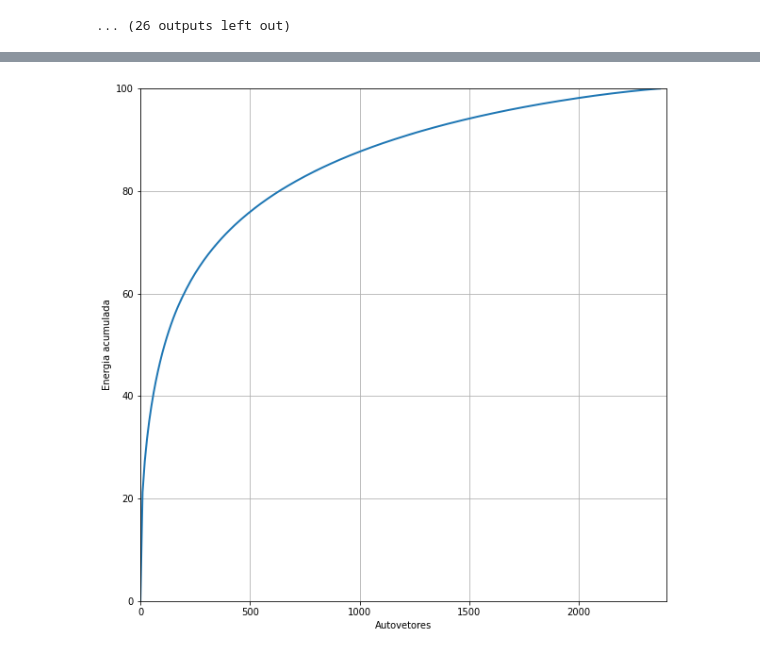
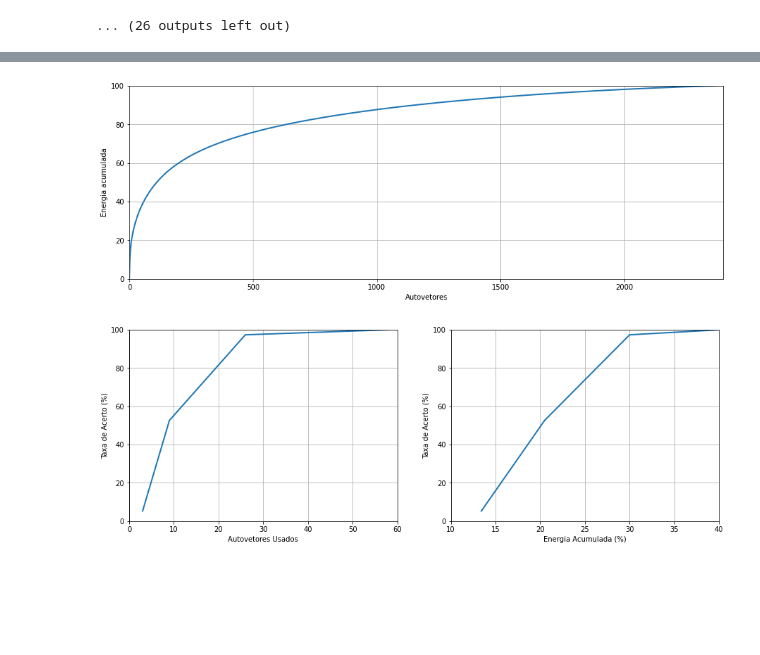
Before and after one commit to GustaMonteiro/Face-recognition-SVD, a Jupyter notebook: Projeto mk1.ipynb, the cells around one changed output, grey strips where cells are left out. Drawn from its saved outputs; the diff is of its cells as text; code cells hidden in the pictures; blank space fills up the shorter version.

```diff
--- a/Projeto mk1.ipynb
+++ b/Projeto mk1.ipynb
@@ -21,7 +25,8 @@ print(u.shape)
 # %% [output]
 (32256, 2376)
 # %%
-r = 50
+#passa por todas as imagens de teste, usando a quantidade r de autovetores e ve o resultado encontrado
+r = 58 #quantidade de autovetores
 for k in range(1,39):
     individuo = "teste (" + str(k) + ").pgm"
     imagemTeste = np.reshape(np.asarray(img.open(individuo),dtype=np.float32)/255,(32256,1))
@@ -66,10 +71,10 @@ for k in range(1,39):
 # %%
 x = np.array([0])
 y = np.array([0])
-for i in range(0,2376,10):
+for i in range(0,2376):
     y = np.hstack((y,100*(np.sum(s[0:i])/np.sum(s))))
     x = np.hstack((x,i))
-    print("para " + str(i) + " autovetores, variabilidade acumulada de: " + str(100*(np.sum(s[0:i])/np.sum(s))))
+    #print("para " + str(i) + " autovetores, variabilidade acumulada de: " + str(100*(np.sum(s[0:i])/np.sum(s))))
 print(x)
 print(y)
 # %% [output]
@@ -93,10 +84,31 @@ para 110 autovetores, variabilidade acumulada de: 49.95911121368408
 # %%
-plt.figure(figsize=(10,10))
-plt.plot(x,y,linewidth=2.0,ms=10.0)
+plt.figure(figsize=(15,5))
+plt.plot(x,y,linewidth=2.0)
 plt.grid()
 plt.ylabel("Energia acumulada")
 plt.xlabel("Autovetores")
 plt.axis([0,2400,0,100])
 plt.show()
 # %% [output]
-[figure, old version]
+[figure, new version]
+# %%
+autovetoresUsados = np.array([3,9,26,58])
+energiaAcumulada = np.array([13.408179581165314,20.49362361431122,30.008667707443237,40.110114216804504])
+taxaAcerto = 100*np.array([2/38,20/38,37/38,1])
+
+plt.figure(figsize=(15,5))
+plt.subplot(1,2,1)
+plt.plot(autovetoresUsados,taxaAcerto,linewidth=2.0)
+plt.grid()
+plt.ylabel("Taxa de Acerto (%)")
+plt.xlabel("Autovetores Usados")
+plt.axis([0,60,0,100])
+plt.subplot(1,2,2)
+plt.plot(energiaAcumulada,taxaAcerto,linewidth=2.0)
+plt.grid()
+plt.ylabel("Taxa de Acerto (%)")
+plt.xlabel("Energia Acumulada (%)")
+plt.axis([10,40,0,100])
+plt.show()
+# %% [output]
+[figure, added]
```
Also changed, not shown: parts of 5 cells of this notebook.
